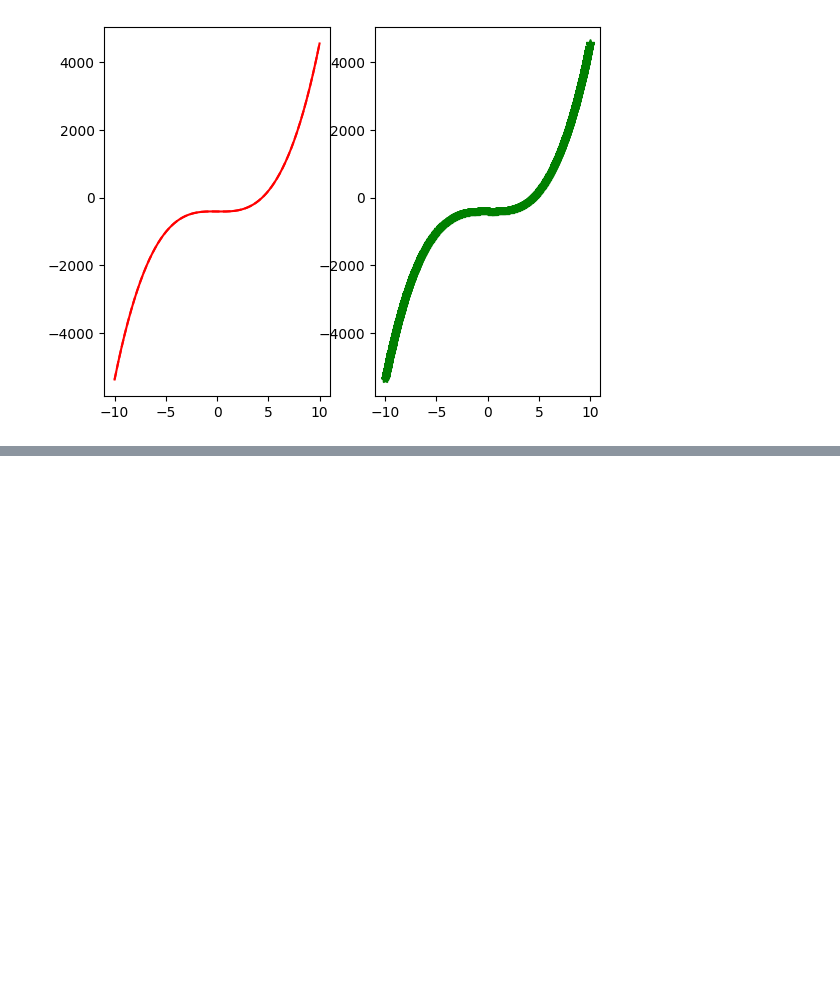
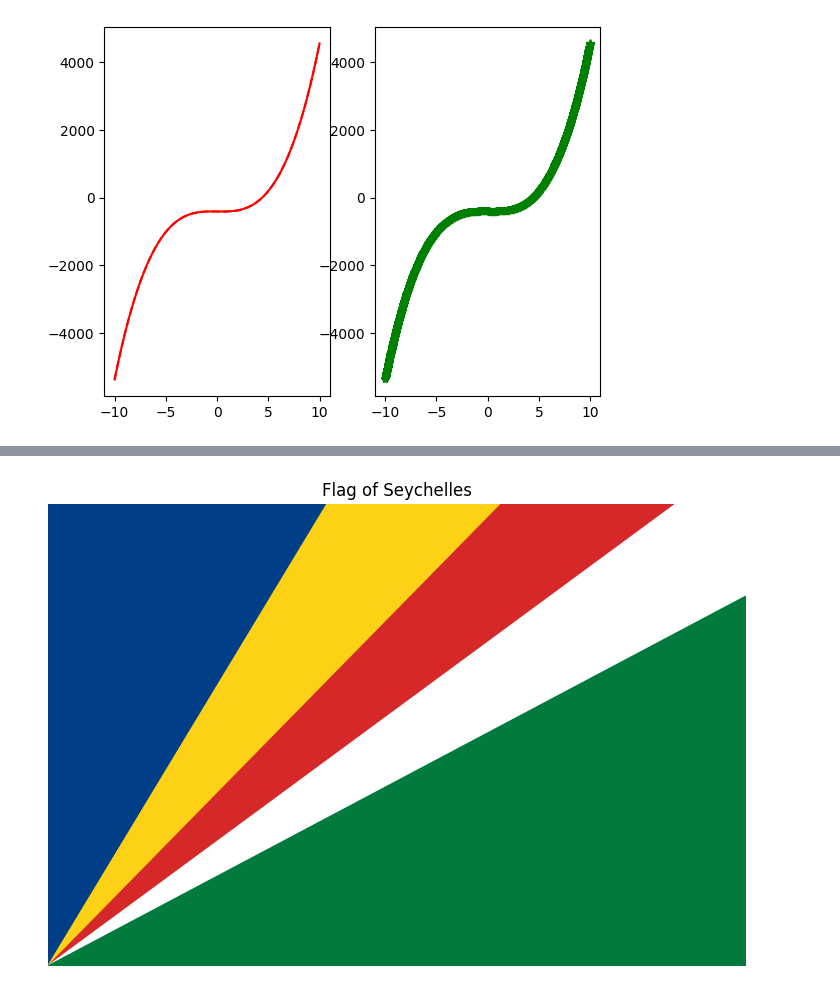
Before and after one commit to anushkas1704/complete-pandas-tutorial, a Jupyter notebook: 8th_TDSC.ipynb, the cells around one changed output, grey strips where cells are left out. Saved outputs shown, nothing was run; the diff lists cells and outputs as text; code cells hidden in the pictures; blank space fills up the shorter version.

```diff
--- a/8th_TDSC.ipynb
+++ b/8th_TDSC.ipynb
@@ -85,0 +99,46 @@ fig4.plot([1,2,5,0])
+# %%
+import matplotlib.pyplot as plt
+import matplotlib.patches as patches
+
+# Create the figure and axes
+fig, ax = plt.subplots(figsize=(9, 6))
+
+# Set the dimensions of the flag
+flag_width = 9
+flag_height = 6
+
+# Colors in order: blue, yellow, red, white, green
+colors = ['#003f87', '#fcd116', '#d62828', '#ffffff', '#007a3d']
+
+# Create polygons for each color band
+# Each band is a triangle extending from the bottom-left to the top-right
+
+# Blue band
+blue = patches.Polygon([[0, 0], [0, flag_height], [flag_width * 0.4, flag_height]], closed=True, color=colors[0])
+
+# Yellow band
+yellow = patches.Polygon([[0, 0], [flag_width * 0.4, flag_height], [flag_width * 0.65, flag_height], [0, 0]], closed=True, color=colors[1])
+
+# Red band
+red = patches.Polygon([[0, 0], [flag_width * 0.65, flag_height], [flag_width * 0.9, flag_height], [0, 0]], closed=True, color=colors[2])
+
+# White band
+white = patches.Polygon([[0, 0], [flag_width * 0.9, flag_height], [flag_width, flag_height], [flag_width, flag_height * 0.8], [0, 0]], closed=True, color=colors[3])
+
+# Green band
+green = patches.Polygon([[0, 0], [flag_width, flag_height * 0.8], [flag_width, 0]], closed=True, color=colors[4])
+
+# Add patches to the axes
+for patch in [blue, yellow, red, white, green]:
+    ax.add_patch(patch)
+
+# Set limits and remove axes
+ax.set_xlim(0, flag_width)
+ax.set_ylim(0, flag_height)
+ax.axis('off')
+
+# Show the flag
+plt.title("Flag of Seychelles")
+plt.show()
+# %% [output]
+[figure, added]
```
Also changed, not shown: parts of 5 cells of this notebook.
